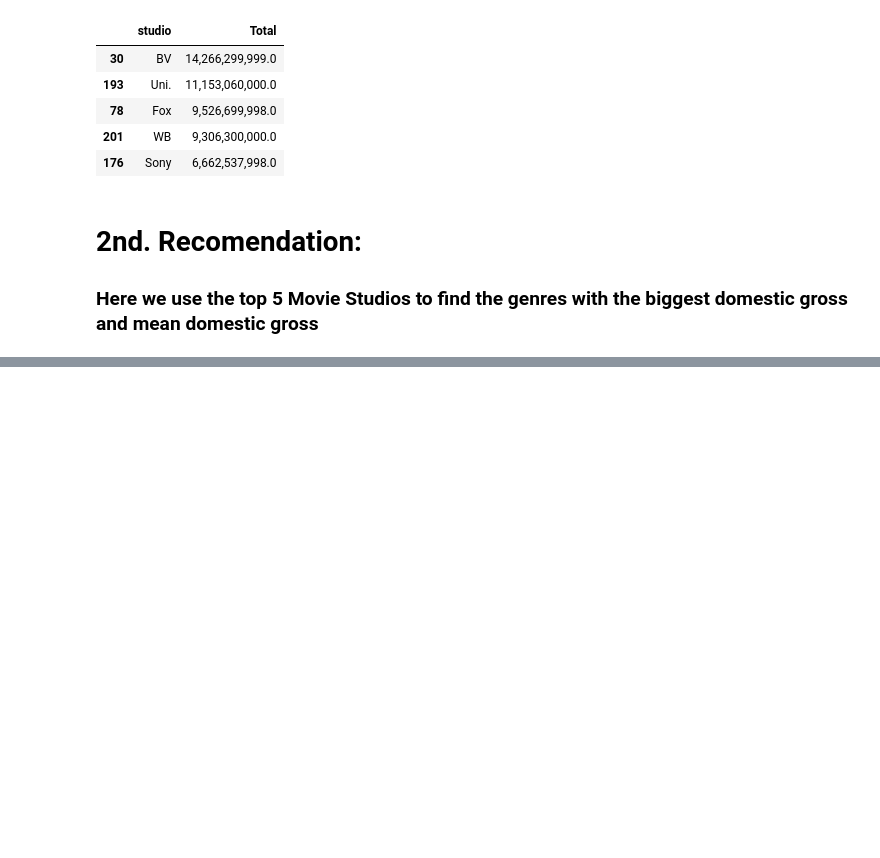
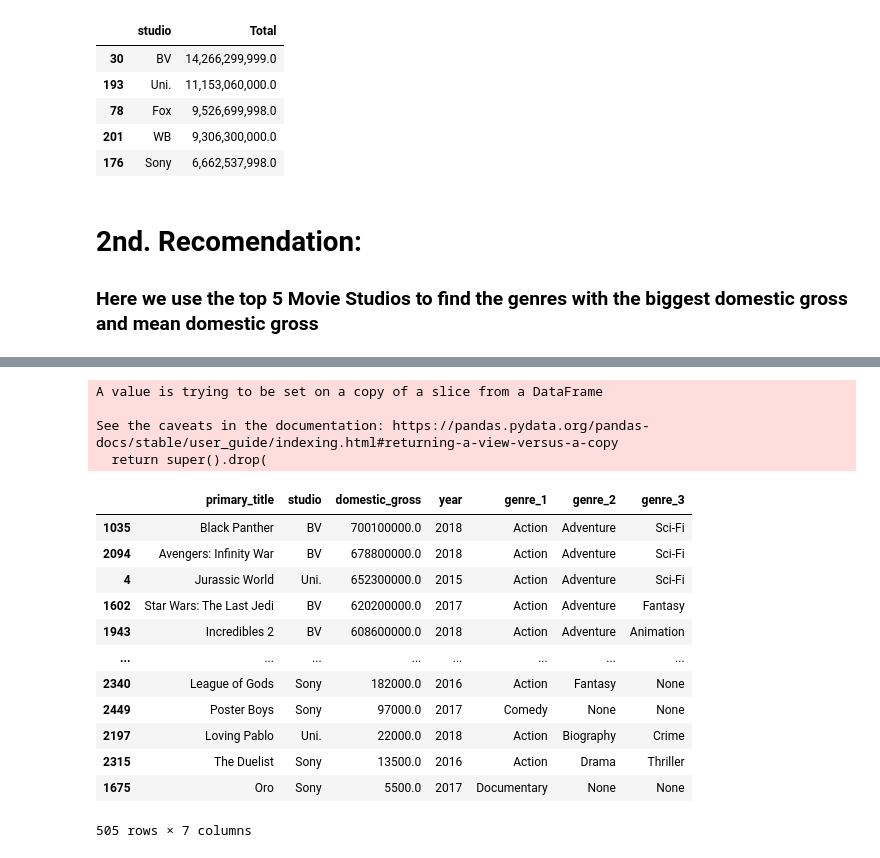
Before and after one commit to ChrisFreyre/dsc-phase-1-project, a Jupyter notebook: student.ipynb, the cells around one changed output, grey strips where cells are left out. Cells and saved outputs as stored; diff of their text form; code cells hidden in the pictures; blank space fills up the shorter version.

```diff
--- a/student.ipynb
+++ b/student.ipynb
@@ -490,0 +628,23 @@ imdb.title.basics.csv.gz
+# %%
+#DROPPING GENRES OLD COLUMN AS NO NEEDED
+
+top_studios_genre.drop(columns = ['genres'], inplace = True)
+top_studios_genre
+# %% [output]
+A value is trying to be set on a copy of a slice from a DataFrame
+
+See the caveats in the documentation: https://pandas.pydata.org/pandas-docs/stable/user_guide/indexing.html#returning-a-view-versus-a-copy
+  return super().drop(
+|  | primary_title | studio | domestic_gross | year | genre_1 | genre_2 | genre_3 |
+| 1035 | Black Panther | BV | 700100000.0 | 2018 | Action | Adventure | Sci-Fi |
+| 2094 | Avengers: Infinity War | BV | 678800000.0 | 2018 | Action | Adventure | Sci-Fi |
+| 4 | Jurassic World | Uni. | 652300000.0 | 2015 | Action | Adventure | Sci-Fi |
+| 1602 | Star Wars: The Last Jedi | BV | 620200000.0 | 2017 | Action | Adventure | Fantasy |
+| 1943 | Incredibles 2 | BV | 608600000.0 | 2018 | Action | Adventure | Animation |
+| ... | ... | ... | ... | ... | ... | ... | ... |
+| 2340 | League of Gods | Sony | 182000.0 | 2016 | Action | Fantasy | None |
+| 2449 | Poster Boys | Sony | 97000.0 | 2017 | Comedy | None | None |
+| 2197 | Loving Pablo | Uni. | 22000.0 | 2018 | Action | Biography | Crime |
+| 2315 | The Duelist | Sony | 13500.0 | 2016 | Action | Drama | Thriller |
+| 1675 | Oro | Sony | 5500.0 | 2017 | Documentary | None | None |
+505 rows × 7 columns
```
Also changed, not shown: parts of 35 cells of this notebook, 2 other files.
